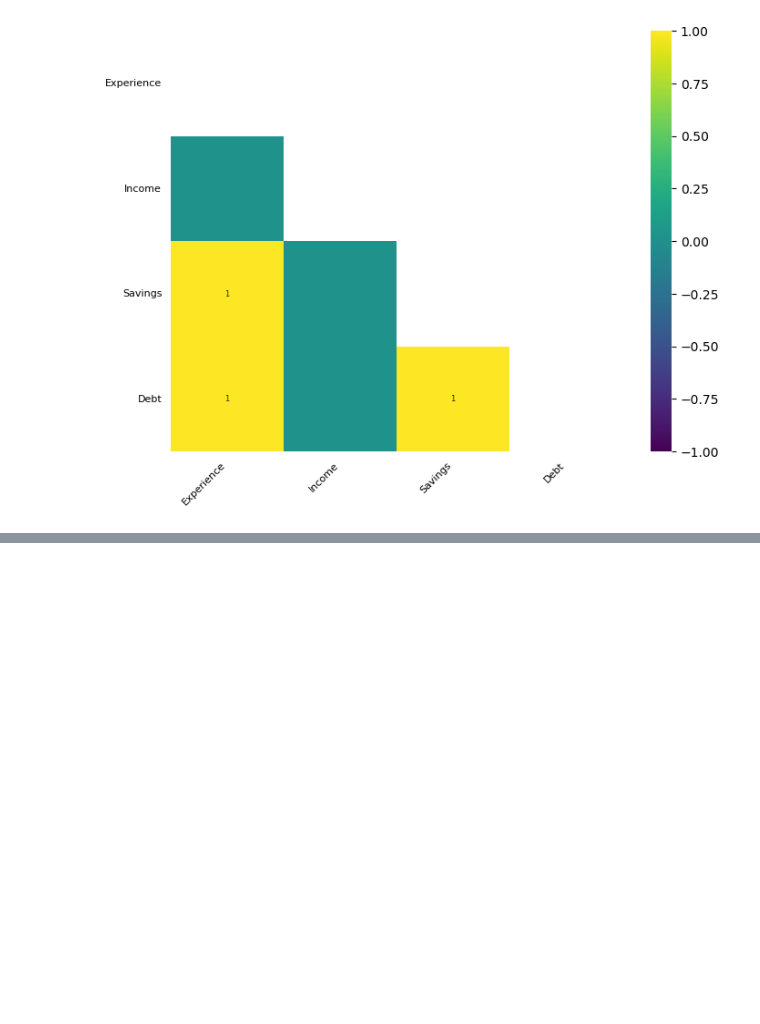
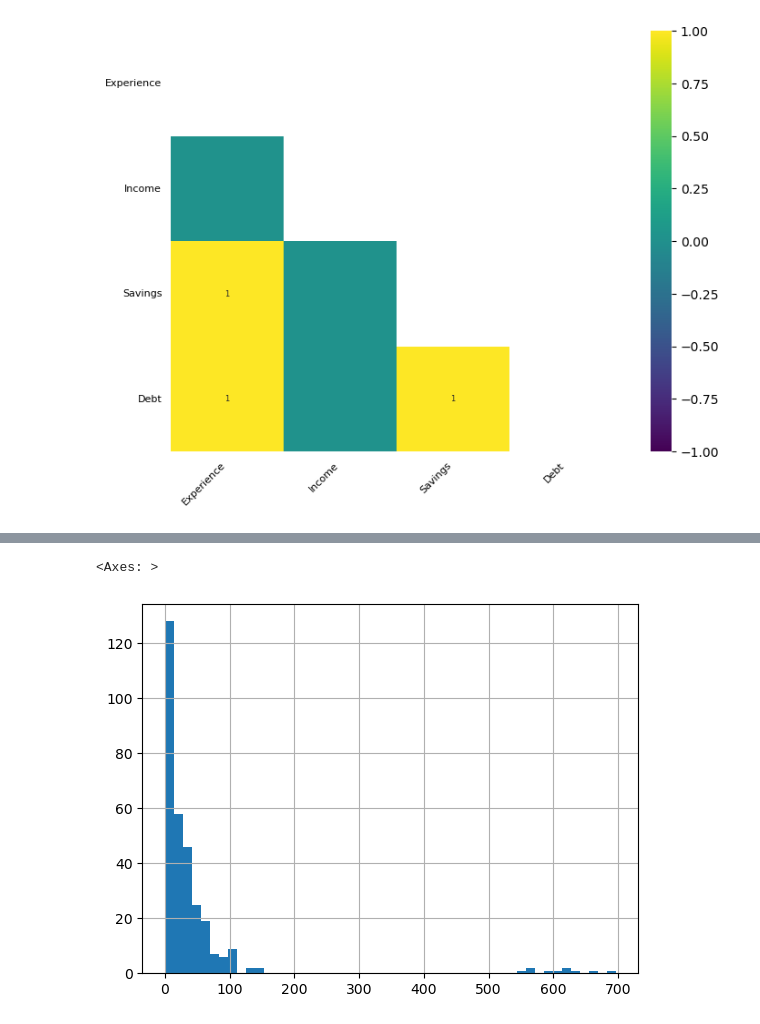
Before and after one commit to aravisv/Data-science-learning-notes, a Jupyter notebook: missing_values/exploratory_visualisation.ipynb, the cells around one changed output, grey strips where cells are left out. Saved outputs shown, nothing was run; the diff lists cells and outputs as text; code cells hidden in the pictures; blank space fills up the shorter version.

```diff
--- a/missing_values/exploratory_visualisation.ipynb
+++ b/missing_values/exploratory_visualisation.ipynb
@@ -190,0 +419,24 @@ low  correlation (r ≈ 0.0)  →  Income                     →  MCAR
+# %%
+import pandas as pd
+import numpy as np
+
+np.random.seed(42)
+
+# irregular sensor logs — readings come randomly, not every hour
+n = 500
+start = pd.Timestamp('2023-01-01')
+
+# random irregular intervals between 1 min and 3 hours
+random_intervals = np.random.exponential(scale=30, size=n)  # avg 30 min gap
+timestamps = start + pd.to_timedelta(np.cumsum(random_intervals), unit='min')
+
+temperature = np.random.normal(22, 4, n)
+
+df_sensor = pd.DataFrame({'timestamp': timestamps, 'temperature': temperature})
+
+# MAR — sensor shuts down at night (10pm to 6am), causing LARGE gaps
+night_hours = df_sensor['timestamp'].dt.hour.between(22, 23) | df_sensor['timestamp'].dt.hour.between(0, 6)
+df_sensor.loc[night_hours, 'temperature'] = np.nan
+df_sensor['temperature_missing'] = df_sensor['temperature'].isnull().astype(int)
+
+df_sensor['time_diff_minutes'] = df_sensor['timestamp'].diff().dt.total_seconds() / 60
@@ -190,0 +469,10 @@ low  correlation (r ≈ 0.0)  →  Income                     →  MCAR
+# %%
+# only keep rows where sensor actually logged something
+df_sensor_logged = df_sensor.dropna(subset=['temperature']).copy()
+df_sensor_logged['time_diff_minutes'] = df_sensor_logged['timestamp'].diff().dt.total_seconds() / 60
+
+# now large gaps = periods where sensor was silent
+df_sensor_logged['time_diff_minutes'].hist(bins=50)
+# %% [output]
+<Axes: >
+[figure, added]
```
Also changed, not shown: parts of 19 cells of this notebook.
